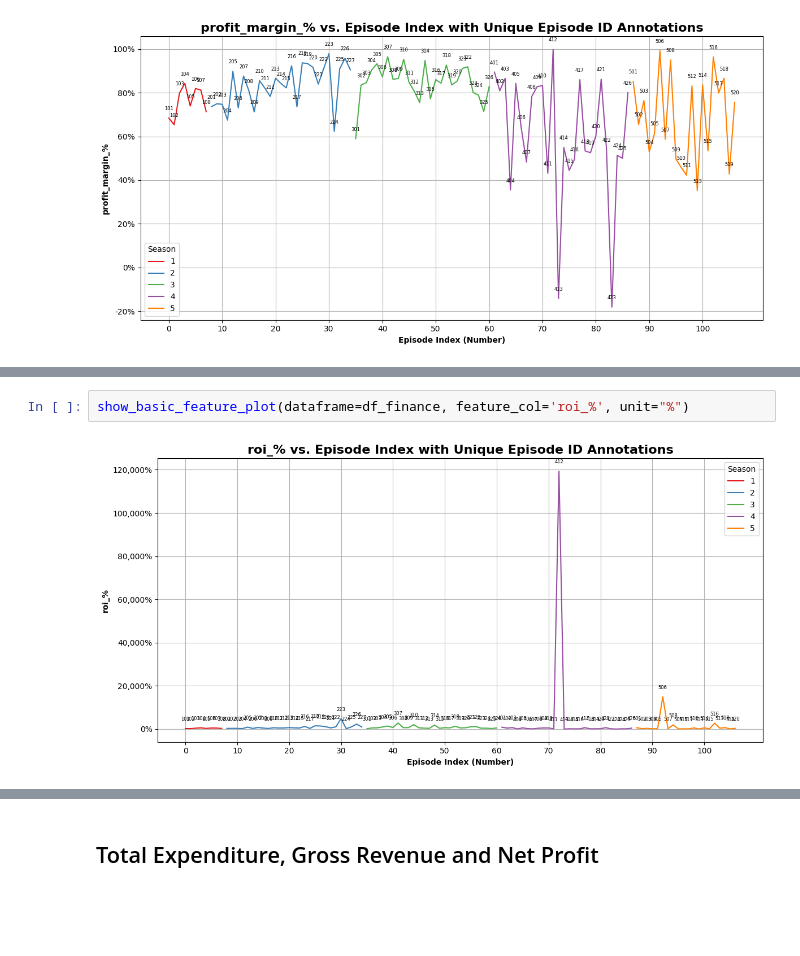
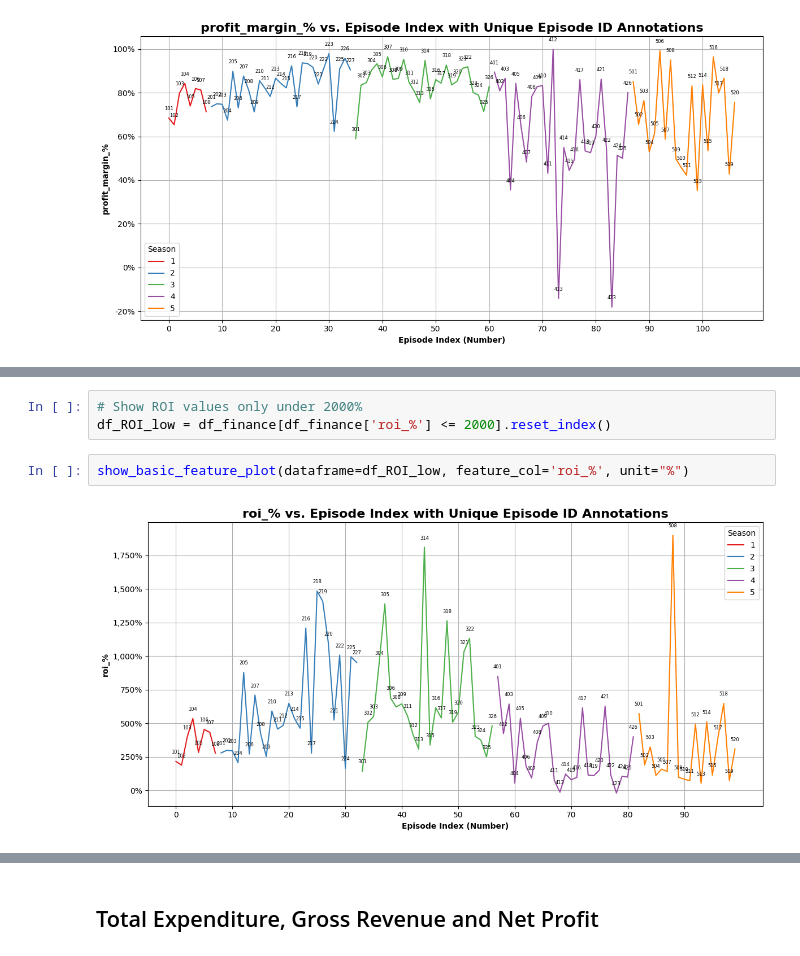
Before and after one commit to Joshua-Higgins-jp/Auction_Hunters_EDA, a Jupyter notebook: auction_hunters_eda.ipynb, the cells around one changed output, grey strips where cells are left out. Drawn from its saved outputs; the diff is of its cells as text; blank space fills up the shorter version.

```diff
--- a/auction_hunters_eda.ipynb
+++ b/auction_hunters_eda.ipynb
@@ -340,4 +359,7 @@ df_finance['roi_%'] = (df['profit_$'] / df['paid_$']) * 100
-# %%
-show_basic_feature_plot(dataframe=df_finance, feature_col='roi_%', unit="%")
-# %% [output]
-[figure, removed]
+# %%
+# Show ROI values only under 2000%
+df_ROI_low = df_finance[df_finance['roi_%'] <= 2000].reset_index()
+# %%
+show_basic_feature_plot(dataframe=df_ROI_low, feature_col='roi_%', unit="%")
+# %% [output]
+[figure, added]
```
Also changed, not shown: parts of 10 cells of this notebook.
